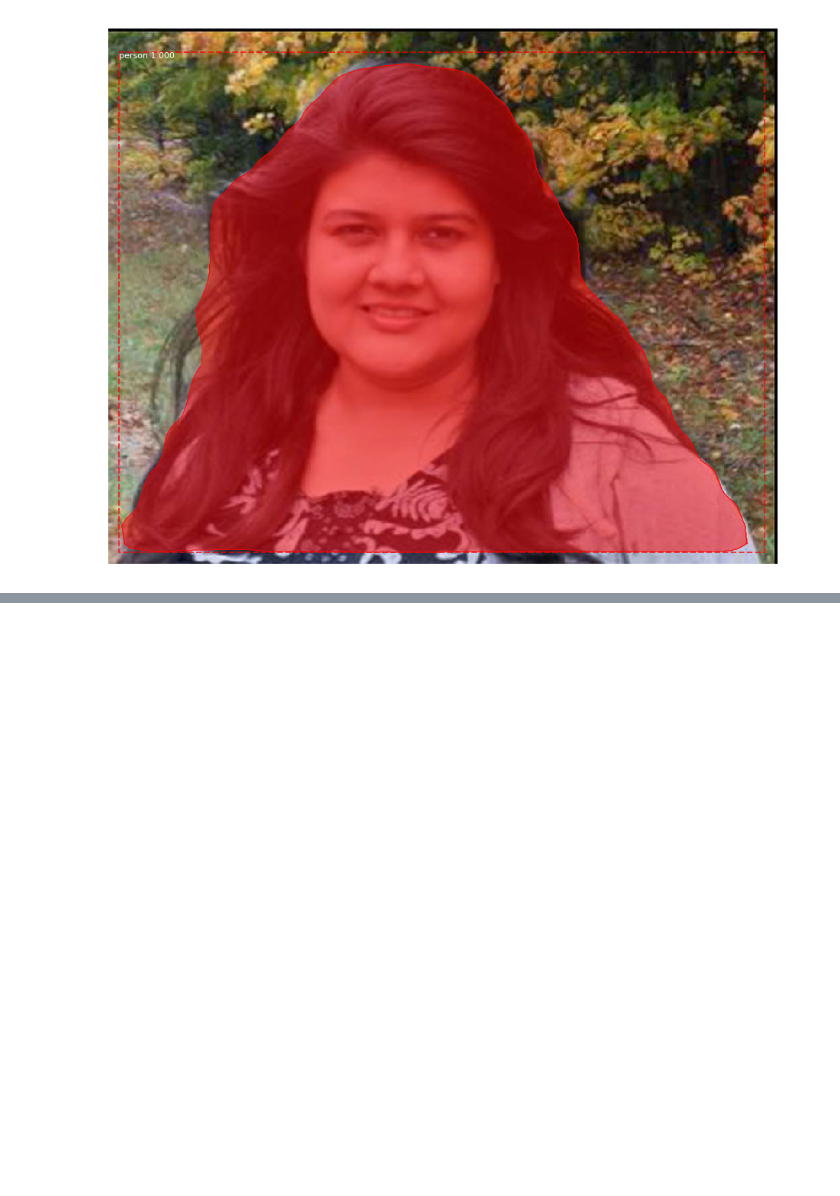
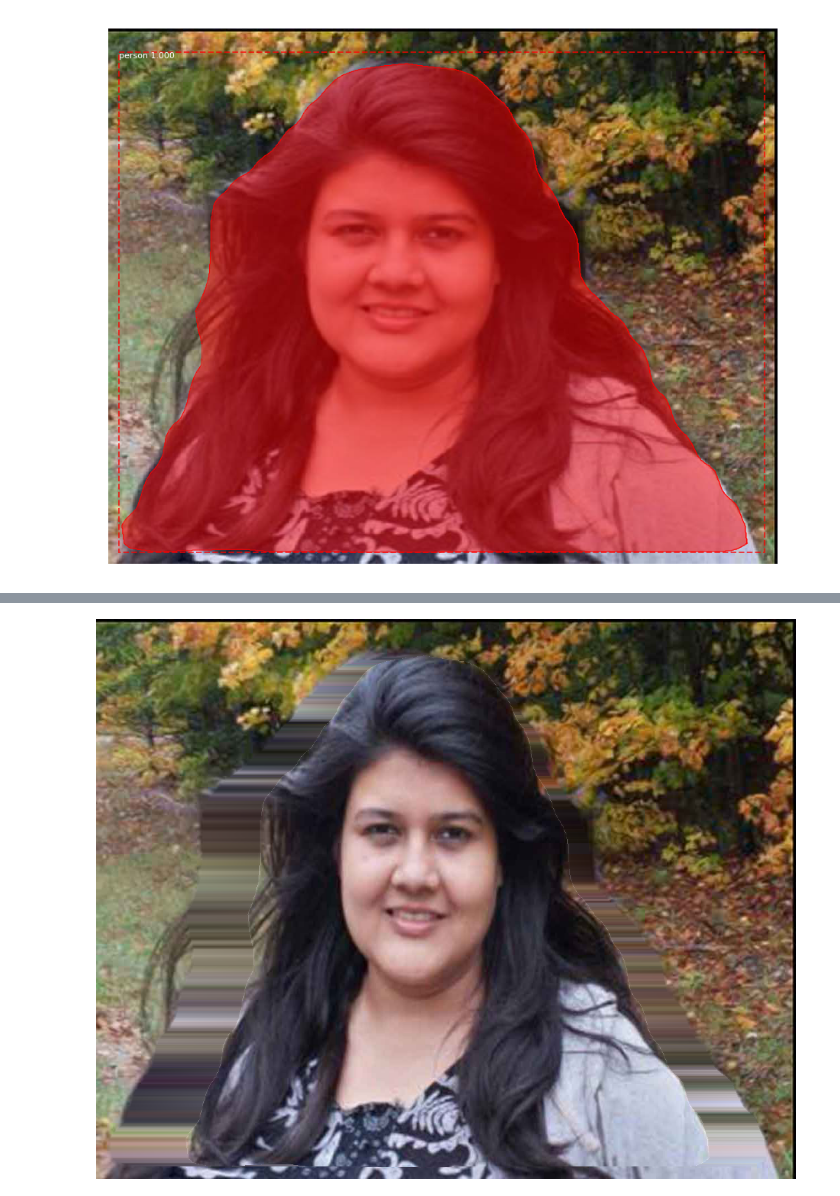
Before and after one commit to toly/photolab_slim, a Jupyter notebook: baseline.ipynb, the cells around one changed output, grey strips where cells are left out. Saved outputs shown, nothing was run; the diff lists cells and outputs as text; code cells hidden in the pictures; blank space fills up the shorter version.

```diff
--- a/baseline.ipynb
+++ b/baseline.ipynb
@@ -115,0 +158,2 @@ plt.imshow(Image.fromarray(image_4d.astype(np.uint8), mode='RGBA'))
+# %%
+result = Image.fromarray(image_4d_blank.astype(np.uint8), mode='RGBA')
@@ -115,0 +167,4 @@ plt.imshow(Image.fromarray(image_4d.astype(np.uint8), mode='RGBA'))
+# %%
+result
+# %% [output]
+[figure, added]
```
Also changed, not shown: parts of 12 cells of this notebook.
